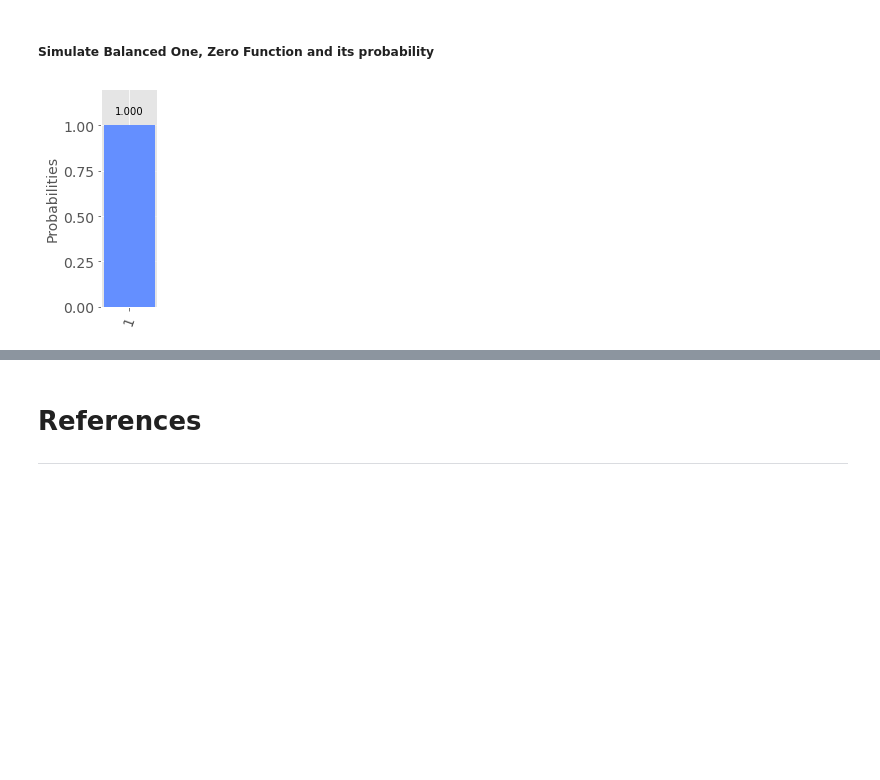
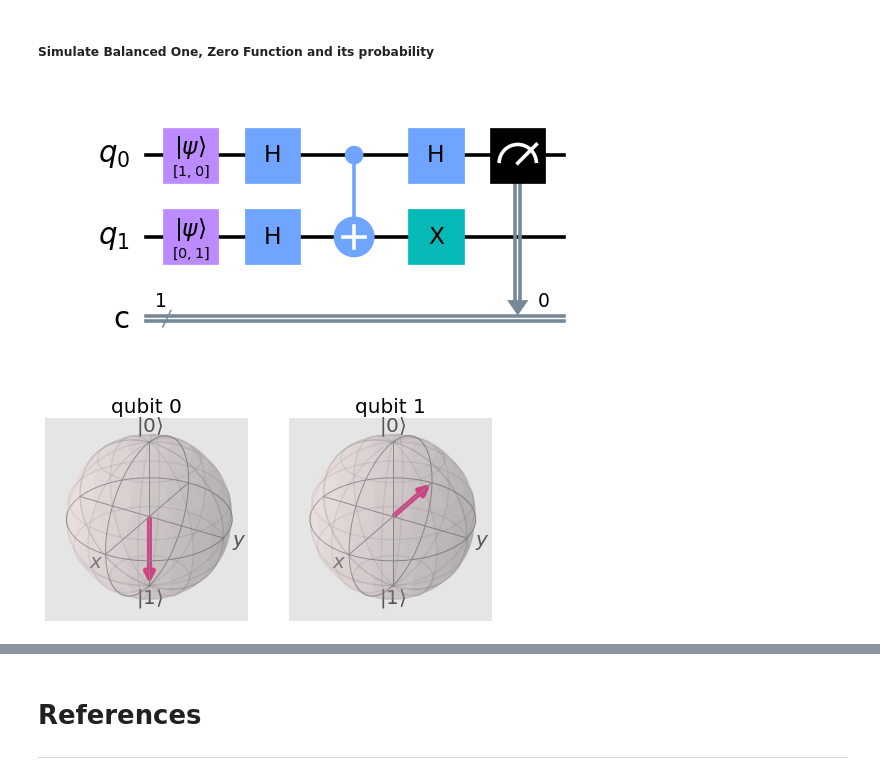
Before and after one commit to wojtekpogo/emerging-technologies, a Jupyter notebook: quantum-deutsch.ipynb, the cells around one changed output, grey strips where cells are left out. Saved outputs shown, nothing was run; the diff lists cells and outputs as text; code cells hidden in the pictures; blank space fills up the shorter version.

Commit message:
added plots to qubits in deustch notebook

```diff
--- a/quantum-deutsch.ipynb
+++ b/quantum-deutsch.ipynb
@@ -162,6 +162,8 @@ $CNOT \times │10\rangle  = \begin{bmatrix} 1 & 0 & 0 & 0 \\ 0 & 1 & 0 & 0 \\ 0
 import qiskit
 # Aer simulator
 import qiskit.providers.aer as aer
+statevec_sim = qiskit.Aer.get_backend("statevector_simulator")
+from qiskit.visualization import plot_bloch_multivector
 # Diagrams
 import matplotlib.pyplot as plt
 %matplotlib inline
@@ -357,6 +359,11 @@ results = job.result()
 counts = results.get_counts()
 
 # Display histogram
-qiskit.visualization.plot_histogram(counts, figsize=(1,4))
+circuit.draw(output='mpl',scale=1.8)
 # %% [output]
-[figure, old version]
+[figure, new version]
+# %%
+orig_statevec = qiskit.execute(circuit, backend = statevec_sim).result().get_statevector()
+plot_bloch_multivector(orig_statevec)
+# %% [output]
+[figure, added]
```
Also changed, not shown: parts of 4 cells of this notebook.
